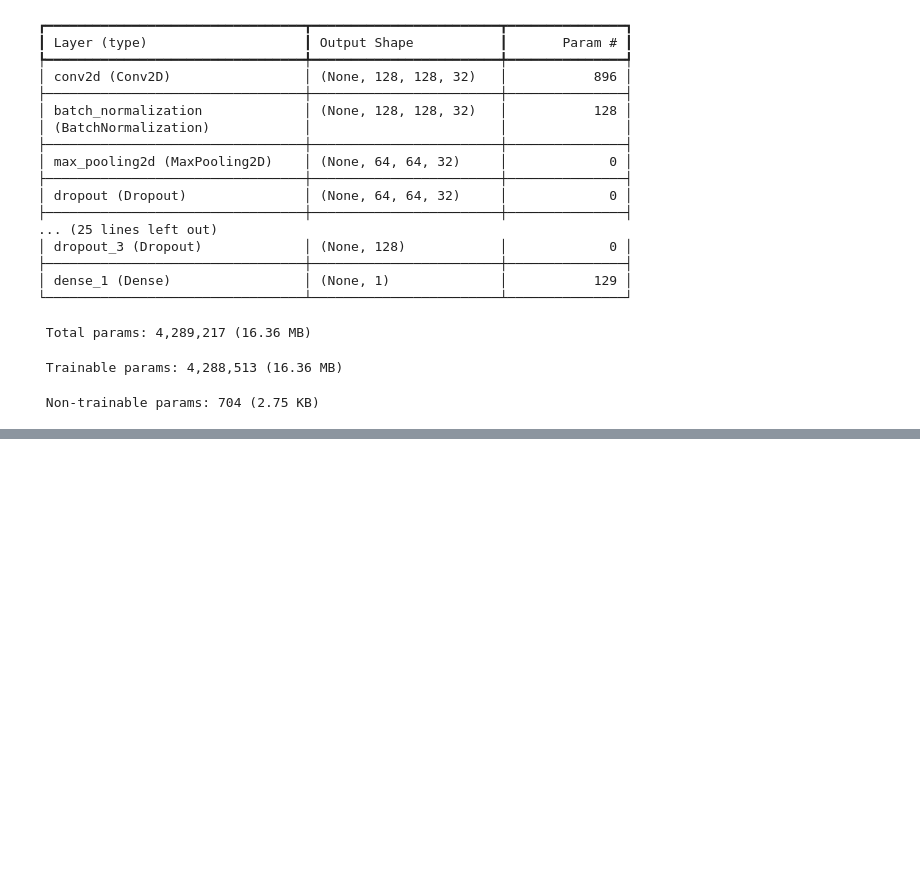
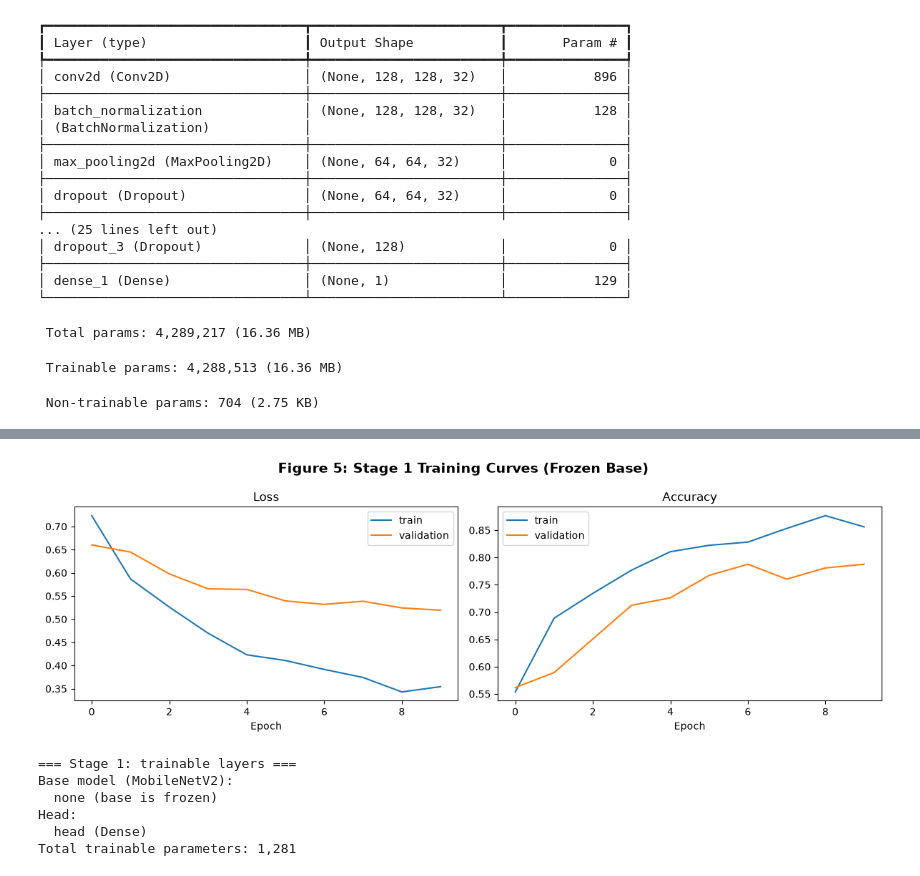
Before and after one commit to dragonibaad/21L-1827_A2_Ops, a Jupyter notebook: 21L-1827_A2_Ops/Task 1.ipynb, the cells around one changed output, grey strips where cells are left out. Saved outputs shown, nothing was run; the diff lists cells and outputs as text; code cells hidden in the pictures; blank space fills up the shorter version.

```diff
--- a/21L-1827_A2_Ops/Task 1.ipynb
+++ b/21L-1827_A2_Ops/Task 1.ipynb
@@ -369,0 +449,40 @@ Model: "VisionGuard_Baseline_CNN"
+# %%
+def plot_curves(history, title):
+    fig, axes = plt.subplots(1, 2, figsize=(12, 4))
+    for ax, metric in zip(axes, ["loss", "accuracy"]):
+        ax.plot(history.history[metric], label="train")
+        ax.plot(history.history[f"val_{metric}"], label="validation")
+        ax.set_title(metric.capitalize())
+        ax.set_xlabel("Epoch")
+        ax.legend()
+    fig.suptitle(title, fontsize=14, fontweight="bold")
+    plt.tight_layout()
+    plt.savefig(f"{title.replace(' ', '_').replace(':', '')}.png", dpi=150)
+    plt.show()
+
+def list_trainable_layers(model, base, stage_name):
+    print(f"\n{stage_name}: trainable layers")
+    print("Base model (MobileNetV2):")
+    base_trainable = [l for l in base.layers if l.trainable_weights]
+    if not base_trainable:
+        print("  none (base is frozen)")
+    for l in base_trainable:
+        print(f"  {l.name} ({l.__class__.__name__})")
+    print("Head:")
+    for l in model.layers:
+        if l.name in ("head",) or l.name.startswith("dropout") or l.name.startswith("global"):
+            if l.trainable_weights:
+                print(f"  {l.name} ({l.__class__.__name__})")
+    total = sum(int(tf.size(w)) for w in model.trainable_weights)
+    print(f"Total trainable parameters: {total:,}")
+
+plot_curves(history_stage1, "Figure 5: Stage 1 Training Curves (Frozen Base)")
+list_trainable_layers(model, base, "Stage 1")
+# %% [output]
+[figure, added]
+=== Stage 1: trainable layers ===
+Base model (MobileNetV2):
+  none (base is frozen)
+Head:
+  head (Dense)
+Total trainable parameters: 1,281
```
Also changed, not shown: parts of 6 cells of this notebook, 3 other files.
